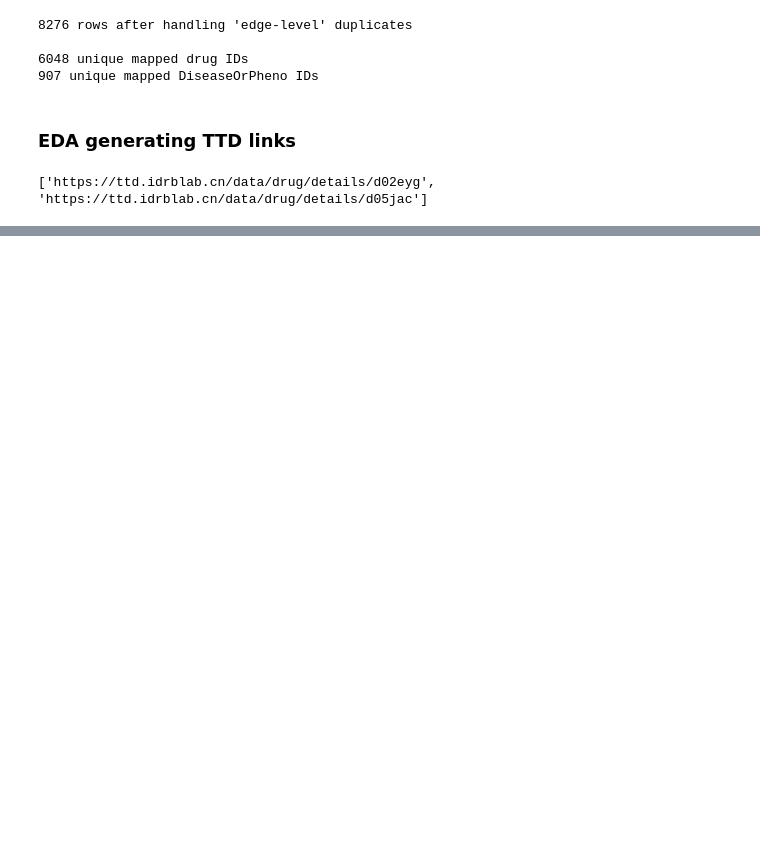
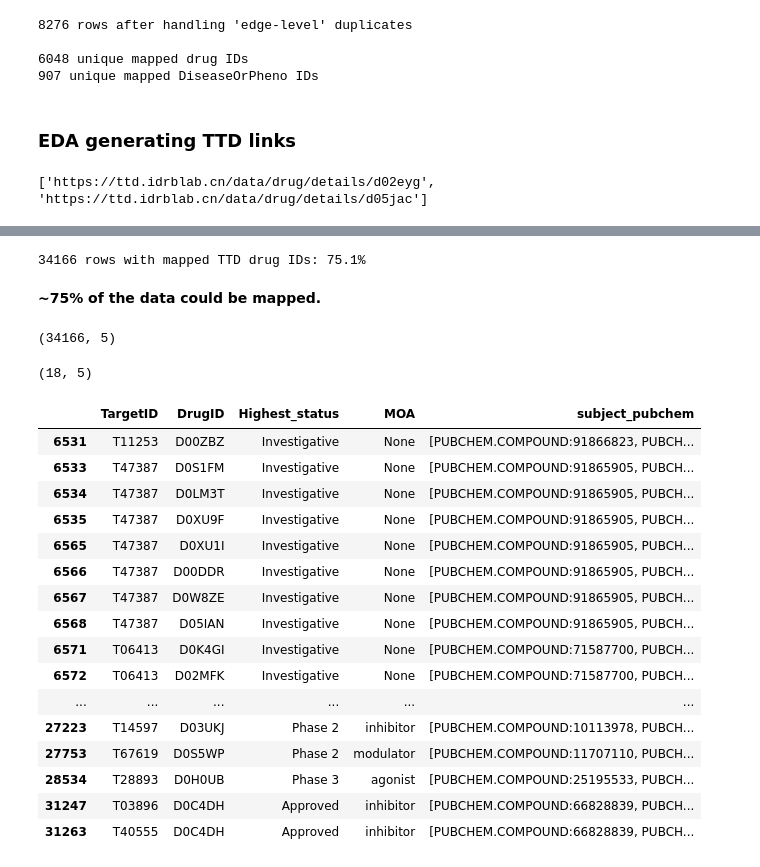
Before and after one commit to NCATSTranslator/translator-ingests, a Jupyter notebook: src/translator_ingest/ingests/ttd/parser-and-eda.ipynb, the cells around one changed output, grey strips where cells are left out. Saved outputs shown, nothing was run; the diff lists cells and outputs as text; code cells hidden in the pictures; blank space fills up the shorter version.

```diff
--- a/src/translator_ingest/ingests/ttd/parser-and-eda.ipynb
+++ b/src/translator_ingest/ingests/ttd/parser-and-eda.ipynb
@@ -1168,0 +1931,25 @@ for i in df["subject_ttd_drug"]:
+# %%
+## INCLUDE in parser
+
+## clean up things that aren't actually unique values
+
+## remove whitespace
+df_07["MOA"] = df_07["MOA"].str.strip()
+
+## make case consistent - have stuff like "Inhibitor" vs "inhibitor"
+df_07["MOA"] = df_07["MOA"].str.lower()
+# %%
+## INCLUDE in parser
+
+
+## typos
+
+## EDA only
+df_07[df_07["MOA"].str.contains("agonis$", na=False, regex=True)]
+df_07[df_07["MOA"] == "stablizer"]  ## should be stabilizer
+
+## replacements are trickier because there's NA values in column
+## replaces np.nan with None
+df_07["MOA"] = [re.sub("agonis$", "agonist", i) if pd.notna(i) else None for i in df_07["MOA"]]
+
+df_07["MOA"] = [re.sub("stablizer", "stabilizer", i) if pd.notna(i) else None for i in df_07["MOA"]]
@@ -1168,0 +2050,5 @@ for i in df["subject_ttd_drug"]:
+# %%
+## INCLUDE in parser
+
+## get method returns None if key (TTD ID) not found in mapping
+df_07["subject_pubchem"] = [ttd_drug_mappings.get(i) for i in df_07["DrugID"]]
@@ -1168,0 +2061,45 @@ for i in df["subject_ttd_drug"]:
+# %%
+## INCLUDE in parser -> log
+
+n_mapped = df_07["subject_pubchem"].notna().sum()
+print(f"{n_mapped} rows with mapped TTD drug IDs: {n_mapped / df_07.shape[0]:.1%}")
+# %% [output]
+34166 rows with mapped TTD drug IDs: 75.1%
+# %% [markdown]
+**~75% of the data could be mapped.**
+# %%
+## INCLUDE in parser
+
+## remove rows without drug mapping
+df_07.dropna(subset="subject_pubchem", inplace=True, ignore_index=True)
+# %%
+## EDA only
+
+df_07.shape
+# %% [output]
+(34166, 5)
+# %%
+## EDA: multiple pubchem values?
+
+df_07[df_07["subject_pubchem"].map(len) > 1].shape
+
+df_07[df_07["subject_pubchem"].map(len) > 1]
+# %% [output]
+(18, 5)
+|  | TargetID | DrugID | Highest_status | MOA | subject_pubchem |
+| 6531 | T11253 | D00ZBZ | Investigative | None | [PUBCHEM.COMPOUND:91866823, PUBCH... |
+| 6533 | T47387 | D0S1FM | Investigative | None | [PUBCHEM.COMPOUND:91865905, PUBCH... |
+| 6534 | T47387 | D0LM3T | Investigative | None | [PUBCHEM.COMPOUND:91865905, PUBCH... |
+| 6535 | T47387 | D0XU9F | Investigative | None | [PUBCHEM.COMPOUND:91865905, PUBCH... |
+| 6565 | T47387 | D0XU1I | Investigative | None | [PUBCHEM.COMPOUND:91865905, PUBCH... |
+| 6566 | T47387 | D00DDR | Investigative | None | [PUBCHEM.COMPOUND:91865905, PUBCH... |
+| 6567 | T47387 | D0W8ZE | Investigative | None | [PUBCHEM.COMPOUND:91865905, PUBCH... |
+| 6568 | T47387 | D05IAN | Investigative | None | [PUBCHEM.COMPOUND:91865905, PUBCH... |
+| 6571 | T06413 | D0K4GI | Investigative | None | [PUBCHEM.COMPOUND:71587700, PUBCH... |
+| 6572 | T06413 | D02MFK | Investigative | None | [PUBCHEM.COMPOUND:71587700, PUBCH... |
+| ... | ... | ... | ... | ... | ... |
+| 27223 | T14597 | D03UKJ | Phase 2 | inhibitor | [PUBCHEM.COMPOUND:10113978, PUBCH... |
+| 27753 | T67619 | D0S5WP | Phase 2 | modulator | [PUBCHEM.COMPOUND:11707110, PUBCH... |
+| 28534 | T28893 | D0H0UB | Phase 3 | agonist | [PUBCHEM.COMPOUND:25195533, PUBCH... |
+| 31247 | T03896 | D0C4DH | Approved | inhibitor | [PUBCHEM.COMPOUND:66828839, PUBCH... |
+| 31263 | T40555 | D0C4DH | Approved | inhibitor | [PUBCHEM.COMPOUND:66828839, PUBCH... |
```
Also changed, not shown: parts of 124 cells of this notebook, 2 other files.
